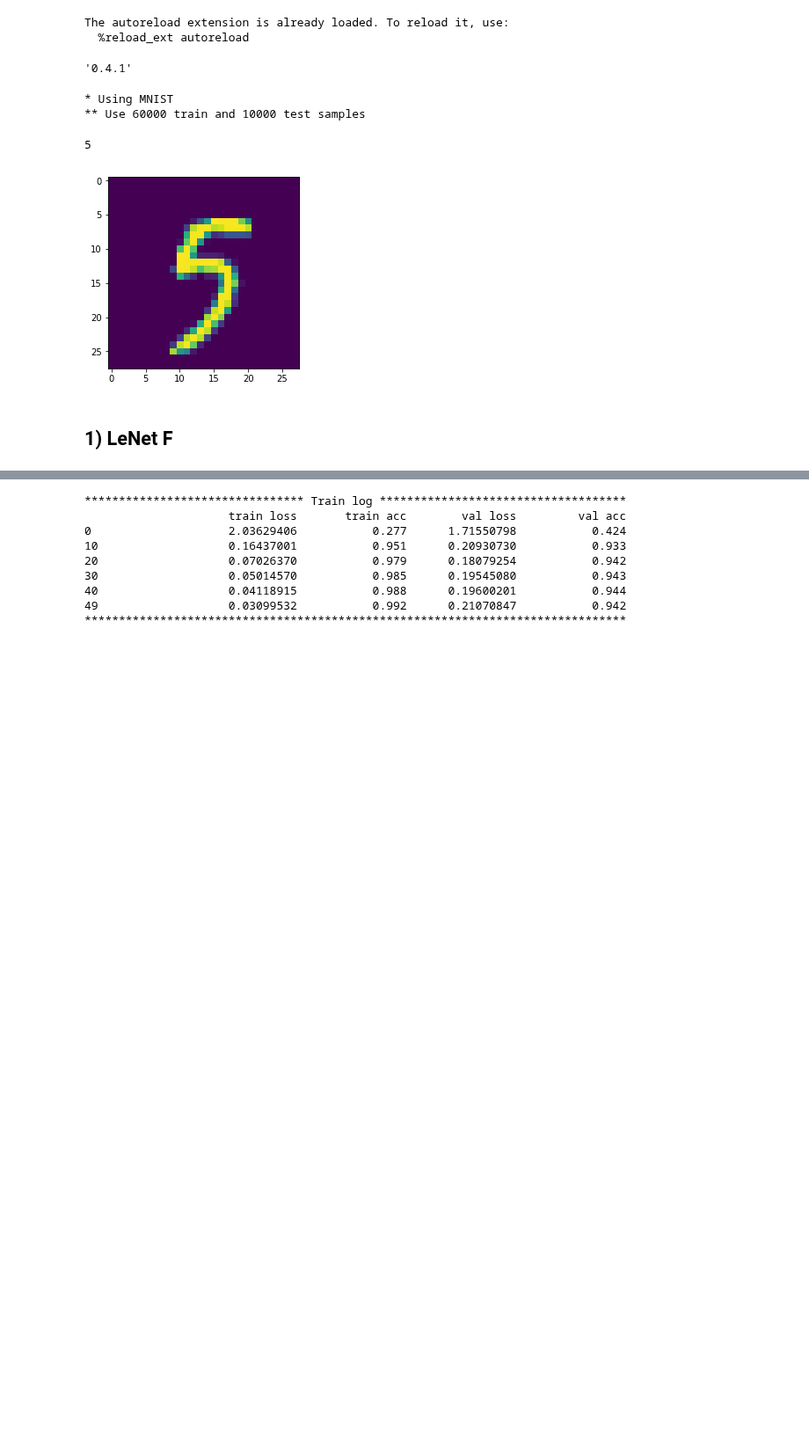
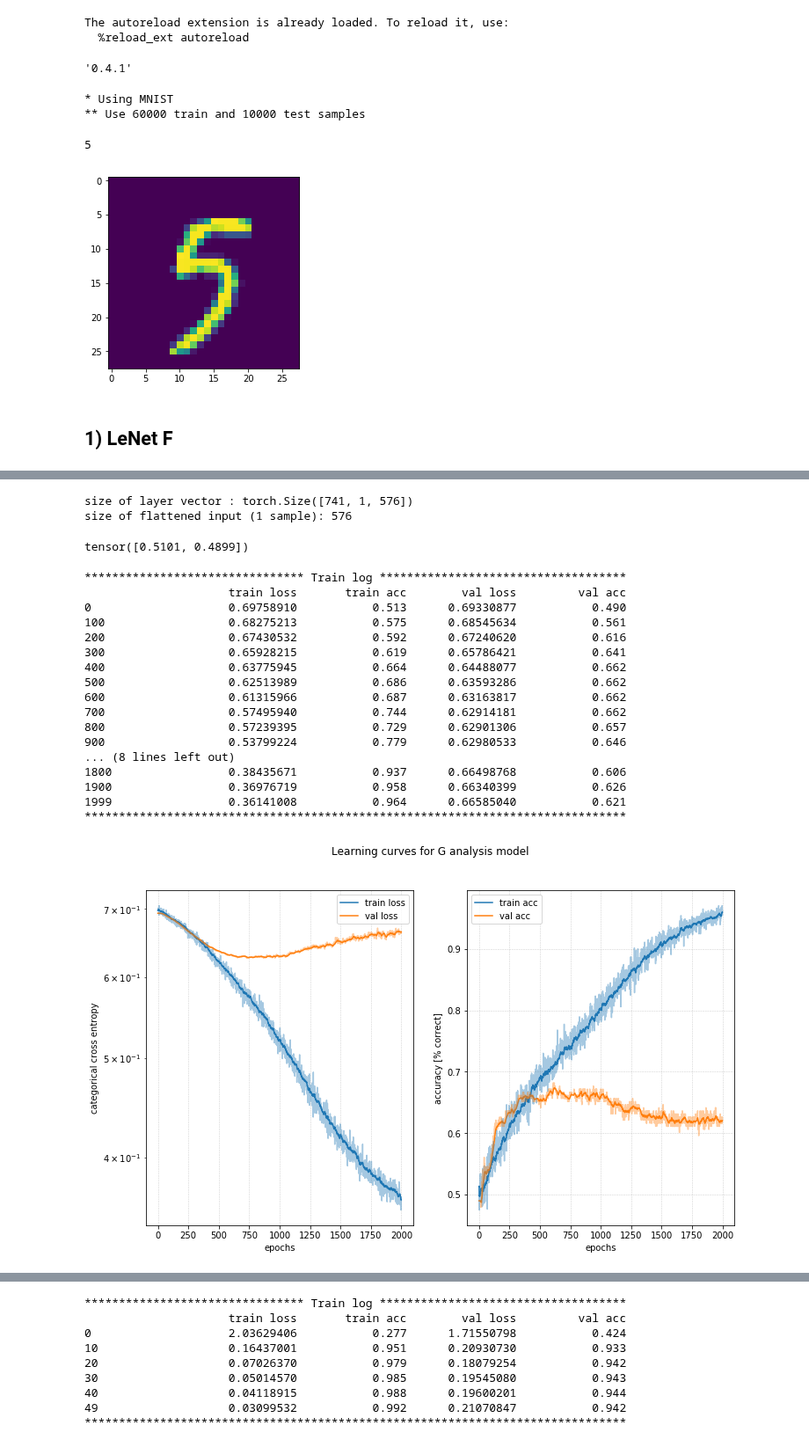
Before and after one commit to palexlee/DeepWololo, a Jupyter notebook: PA_notebook.ipynb, the cells around one changed output, grey strips where cells are left out. Shown at 88% size. Drawn from its saved outputs; the diff is of its cells as text; code cells hidden in the pictures; blank space fills up the shorter version.

```diff
--- a/PA_notebook.ipynb
+++ b/PA_notebook.ipynb
@@ -134,0 +126,58 @@ def shadow_model(vector_dimension) :
+# %%
+g_shadow_train_datasets, g_shadow_test_datasets = \
+generate_dataset_g_per_class_from_shadows(shadow_models, shadow_train_datasets, shadow_test_datasets, layers, layer_names, split=0.8, nb_class=10)
+# %%
+choosen_class = 0
+g_shadow_train_dataset = g_shadow_train_datasets[choosen_class]
+g_shadow_test_dataset = g_shadow_test_datasets[choosen_class]
+
+g_shadow_train_dataset, g_shadow_test_dataset = normalize_data(g_shadow_train_dataset, g_shadow_test_dataset)
+# %%
+size_input_vector = g_shadow_train_dataset[0].shape
+print("size of layer vector :", size_input_vector)
+flattened_size = np.prod(np.array(g_shadow_train_dataset[0].shape[1:]))
+print("size of flattened input (1 sample):", flattened_size)
+# %% [output]
+size of layer vector : torch.Size([741, 1, 576])
+size of flattened input (1 sample): 576
+# %%
+g_shadow_target_weigths = torch.abs(1-computeClassesWeights(g_shadow_train_dataset[1]))
+g_shadow_target_weigths# = torch.Tensor([0.90, 0.1])
+# %% [output]
+tensor([0.5101, 0.4899])
+# %%
+shadow_modelG = denseG(flattened_size)
+
+crit_fun = lambda input_, target : (input_, target)
+y_hat_fun = lambda y: y.argmax(1)
+
+loss_fun = nn.CrossEntropyLoss()
+learning_rate = 0.01
+epochs = 2000
+
+batch_size = 1000
+batch_cap = 1000
+batch_fun = lambda x, y: x * (y // batch_cap + 1)
+
+mt = ModelTrainer(shadow_modelG, loss_fun, optim.SGD(shadow_modelG.parameters(), lr=learning_rate), y_hat_fun, crit_fun, batch_fun=batch_fun)
+hist = mt.fit(g_shadow_train_dataset, g_shadow_test_dataset, epochs=epochs, batch_size=batch_size, verbose=epochs/20)
+mt.plot_training("Learning curves for G analysis model")
+# %% [output]
+******************************** Train log ************************************
+                     train loss       train acc        val loss         val acc
+0                    0.69758910           0.513      0.69330877           0.490
+100                  0.68275213           0.575      0.68545634           0.561
+200                  0.67430532           0.592      0.67240620           0.616
+300                  0.65928215           0.619      0.65786421           0.641
+400                  0.63775945           0.664      0.64488077           0.662
+500                  0.62513989           0.686      0.63593286           0.662
+600                  0.61315966           0.687      0.63163817           0.662
+700                  0.57495940           0.744      0.62914181           0.662
+800                  0.57239395           0.729      0.62901306           0.657
+900                  0.53799224           0.779      0.62980533           0.646
+... (8 lines left out)
+1800                 0.38435671           0.937      0.66498768           0.606
+1900                 0.36976719           0.958      0.66340399           0.626
+1999                 0.36141008           0.964      0.66585040           0.621
+*******************************************************************************
+[figure, added]
```
Also changed, not shown: parts of 24 cells of this notebook, 4 other files.
